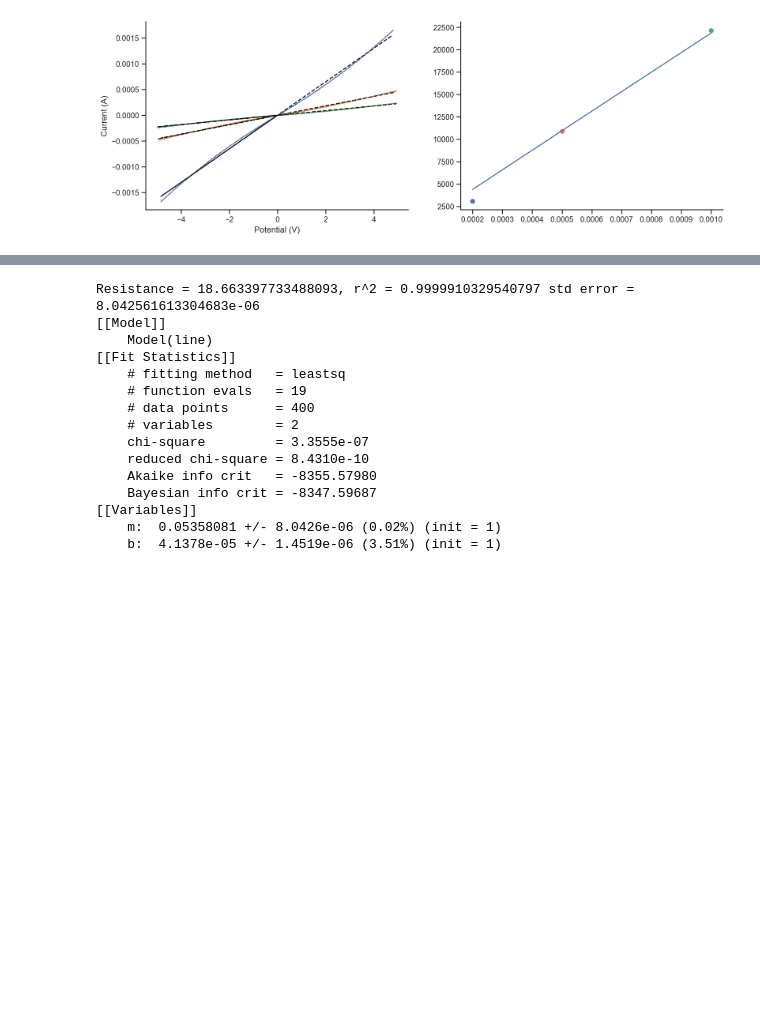
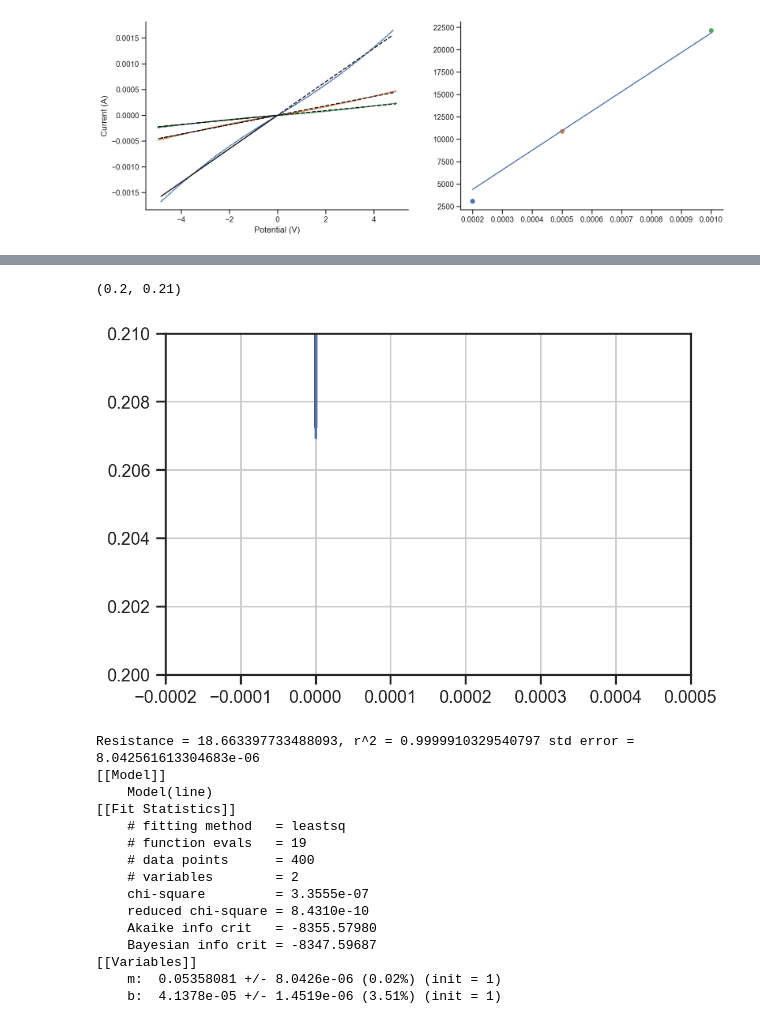
Before and after one commit to ridcil/Code, a Jupyter notebook: LSB_07_repro.ipynb, the cells around one changed output, grey strips where cells are left out. Cells and saved outputs as stored; diff of their text form; code cells hidden in the pictures; blank space fills up the shorter version.

```diff
--- a/LSB_07_repro.ipynb
+++ b/LSB_07_repro.ipynb
@@ -194,3 +228,16 @@ ax[1].plot(s, r_spac.best_fit)
+# %%
+fig, ax = plt.subplots(dpi = 200)
+s = np.linspace(0,0.001)
+a = gmodel5.eval(r_spac2.params, s = s)
+b = gmodel5.eval(r_spac.params, s = s)
+plt.plot(s,a, 'k', lw = 2)
+plt.plot(s,b)
+plt.grid()
+plt.xlim(-0.0002,0.0005)
+plt.ylim(0.2,0.21)
+# %% [output]
+(0.2, 0.21)
+[figure, added]
 # %%
 ### TiN
 path = r'C:\Users\lopezb41\OneDrive - imec\Documents\Experiments\Data\Contact Resistance\LSB_07\LCR\TiN'
```
Also changed, not shown: parts of 1 cell of this notebook, 2 other files.
